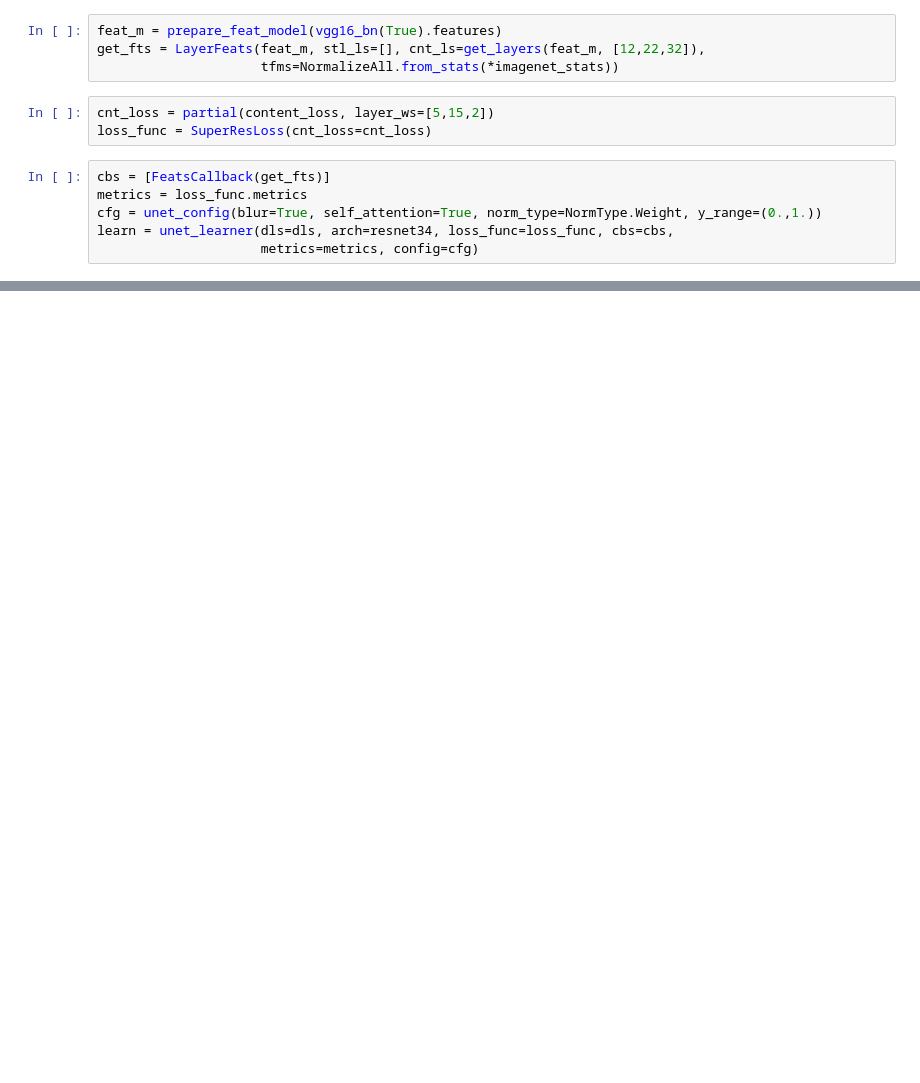
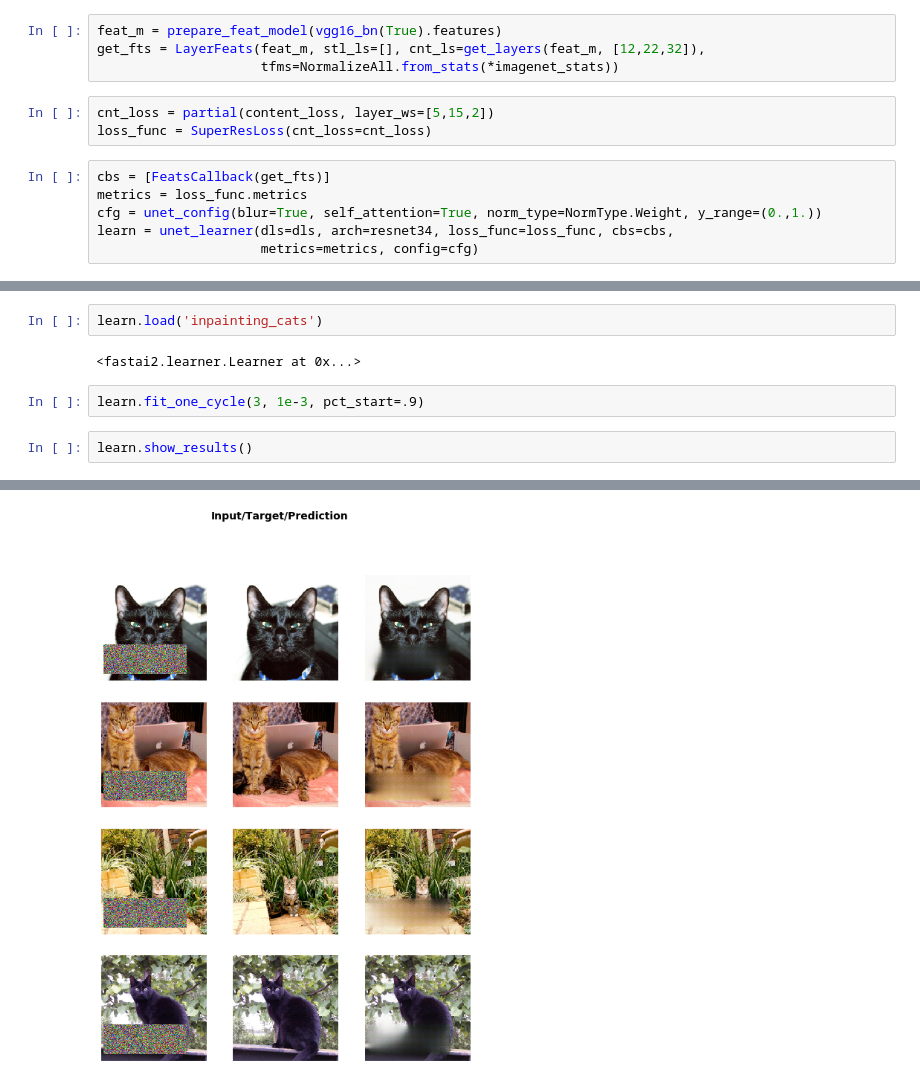
Before and after one commit to lgvaz/faststyle, a Jupyter notebook: examples/inpainting.ipynb, the cells around one changed output, grey strips where cells are left out. Saved outputs shown, nothing was run; the diff lists cells and outputs as text; blank space fills up the shorter version.

Commit message:
Updates inpainting example

```diff
--- a/examples/inpainting.ipynb
+++ b/examples/inpainting.ipynb
@@ -35,3 +36,12 @@ learn = unet_learner(dls=dls, arch=resnet34, loss_func=loss_func, cbs=cbs,
 learn.lr_find()
 # %% [output]
 [interactive output not drawn]
+# %%
+learn.load('inpainting_cats')
+# %% [output]
+<fastai2.learner.Learner at 0x...>
+# %%
+learn.fit_one_cycle(3, 1e-3, pct_start=.9)
+# %%
+learn.show_results()
+# %% [output]
@@ -37,0 +49 @@ learn.lr_find()
+[figure, added]
```
Also changed, not shown: parts of 5 cells of this notebook.
